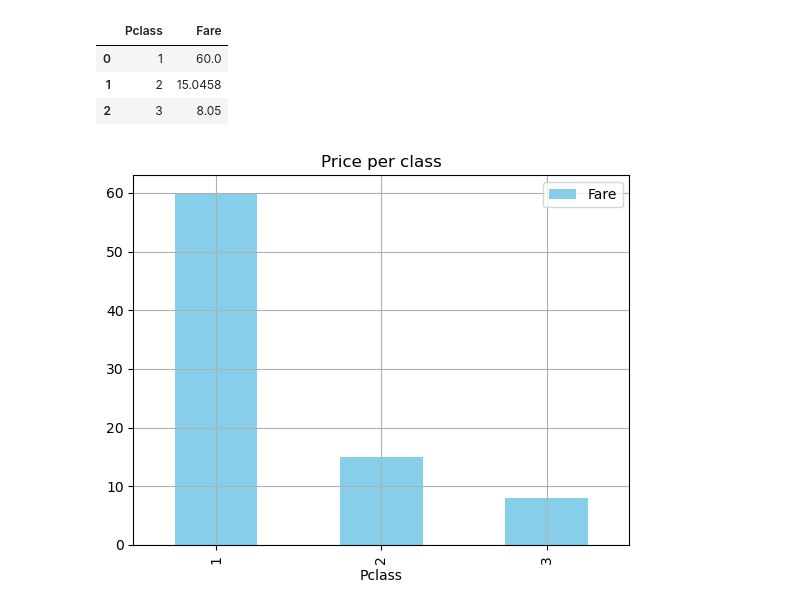
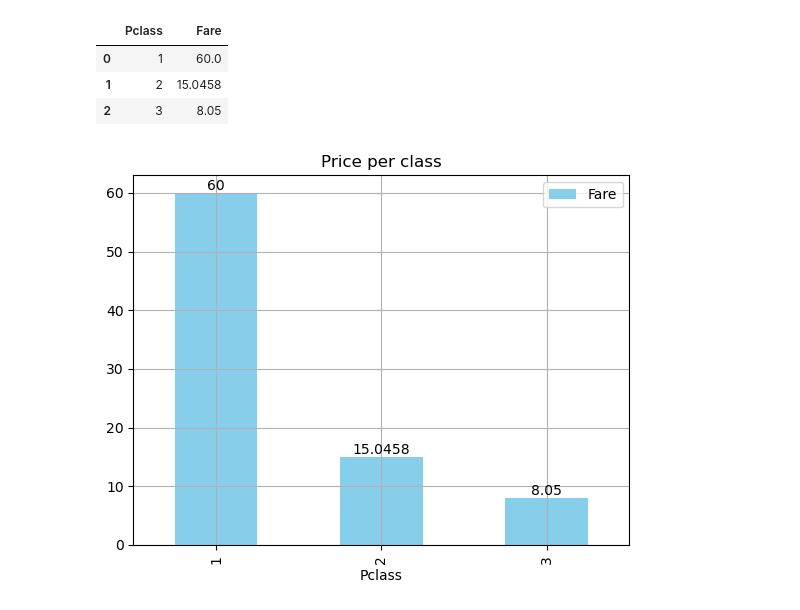
Before and after one commit to ZorroLeVrai/Python.Bureautique, a Jupyter notebook: Notebooks/Exercices/exo_15_Titanic.ipynb, the cells around one changed output. Drawn from its saved outputs; the diff is of its cells as text; code cells hidden in the pictures.

```diff
--- a/Notebooks/Exercices/exo_15_Titanic.ipynb
+++ b/Notebooks/Exercices/exo_15_Titanic.ipynb
@@ -146,8 +134,9 @@ display(df_prix_median_par_classe)
 # %%
 # Affichage du prix median par classe
 ax = df_prix_median_par_classe.plot(kind='bar', x='Pclass', y='Fare', color='skyblue', title='Price per class', grid=True)
+result = ax.bar_label(ax.containers[0])
 # %% [output]
-[figure, old version]
+[figure, new version]
 # %%
 # 9 - Quel est le pourcentage de femmes dans la liste des passagers ?
 df_passagers_par_genre = df_titanic.groupby(by='Sex').size().reset_index(name='counts') #.reset_index()
```
Also changed, not shown: parts of 2 cells of this notebook, 3 other files.
